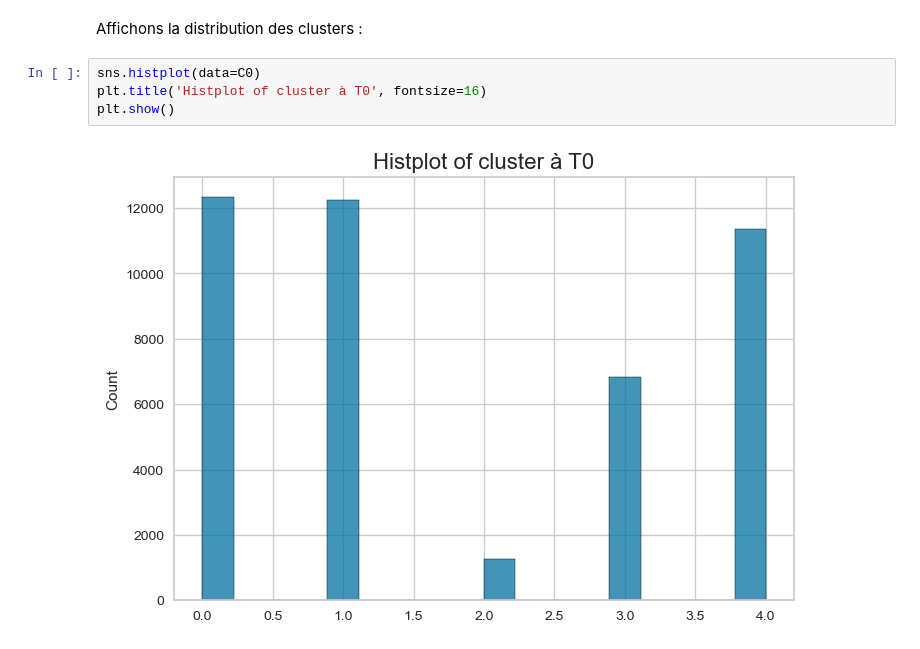
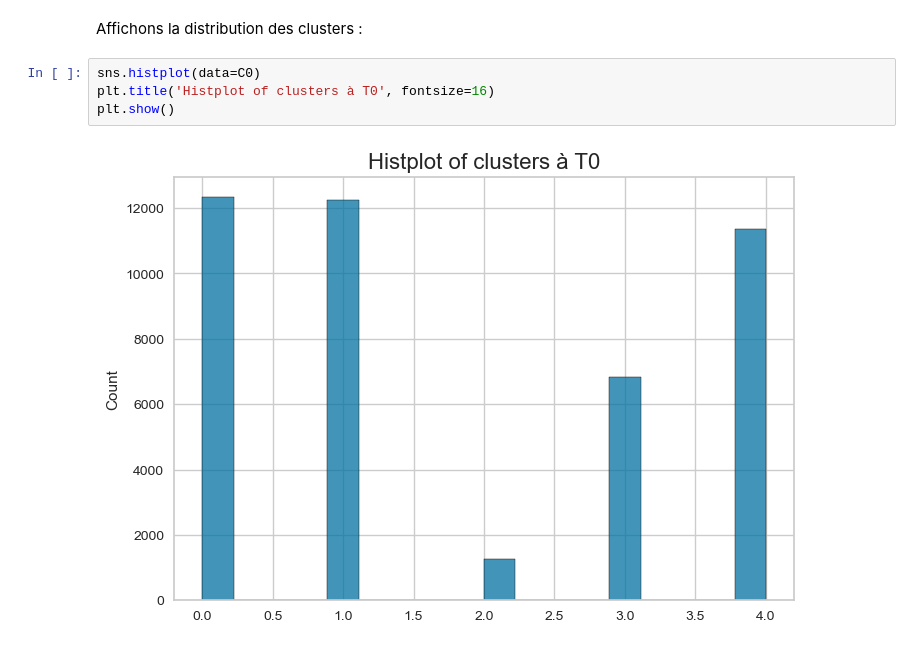
Before and after one commit to ludovic-source/Data_scientist_formation, a Jupyter notebook: projet_5/Projet_5_simulation.ipynb, the cells around one changed output. Drawn from its saved outputs; the diff is of its cells as text.

```diff
--- a/projet_5/Projet_5_simulation.ipynb
+++ b/projet_5/Projet_5_simulation.ipynb
@@ -405,8 +405,8 @@ C0 = M0.fit_predict(X_scale_0)
 Affichons la distribution des clusters :
 # %%
 sns.histplot(data=C0)
-plt.title('Histplot of cluster à T0', fontsize=16)
+plt.title('Histplot of clusters à T0', fontsize=16)
 plt.show()
 # %% [output]
-[figure, old version]
+[figure, new version]
 # %% [markdown]
```
Also changed, not shown: parts of 26 cells of this notebook.
